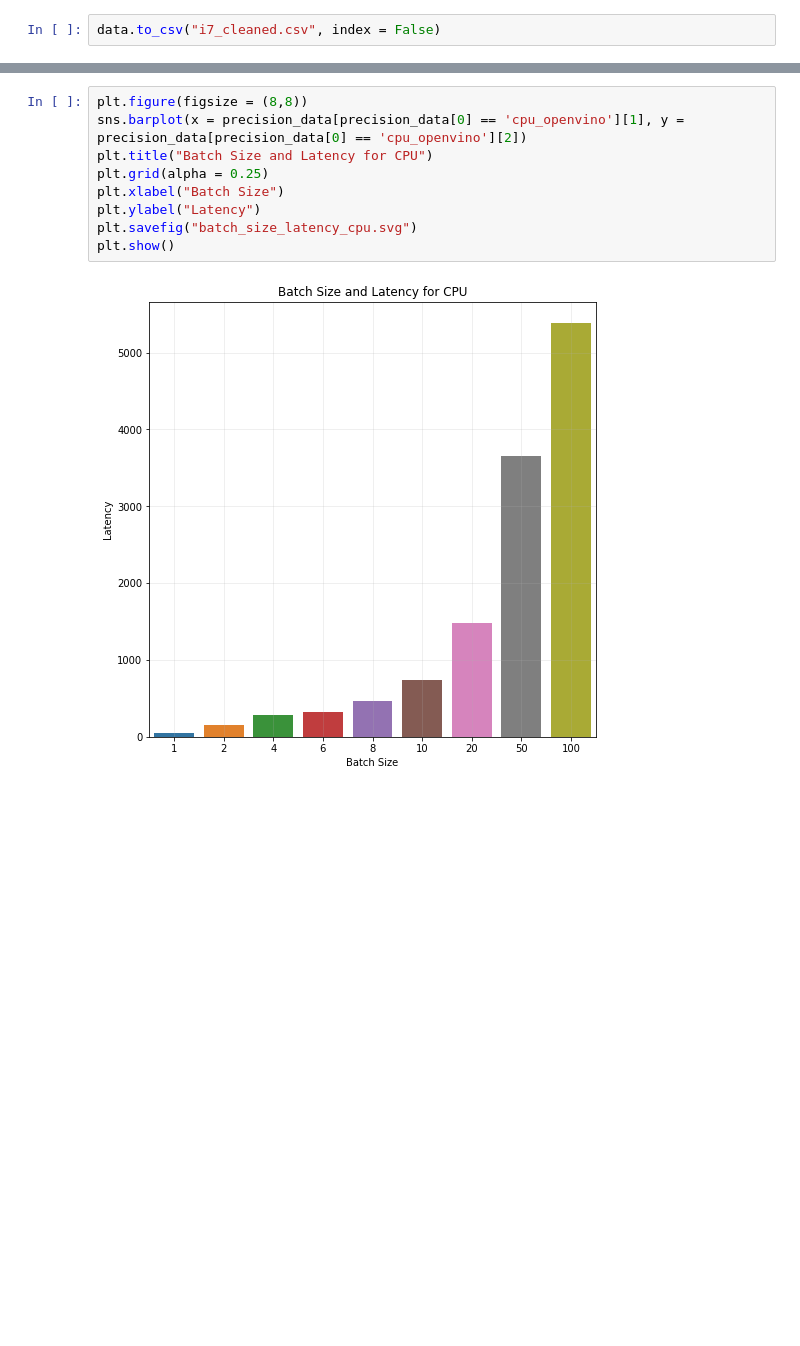
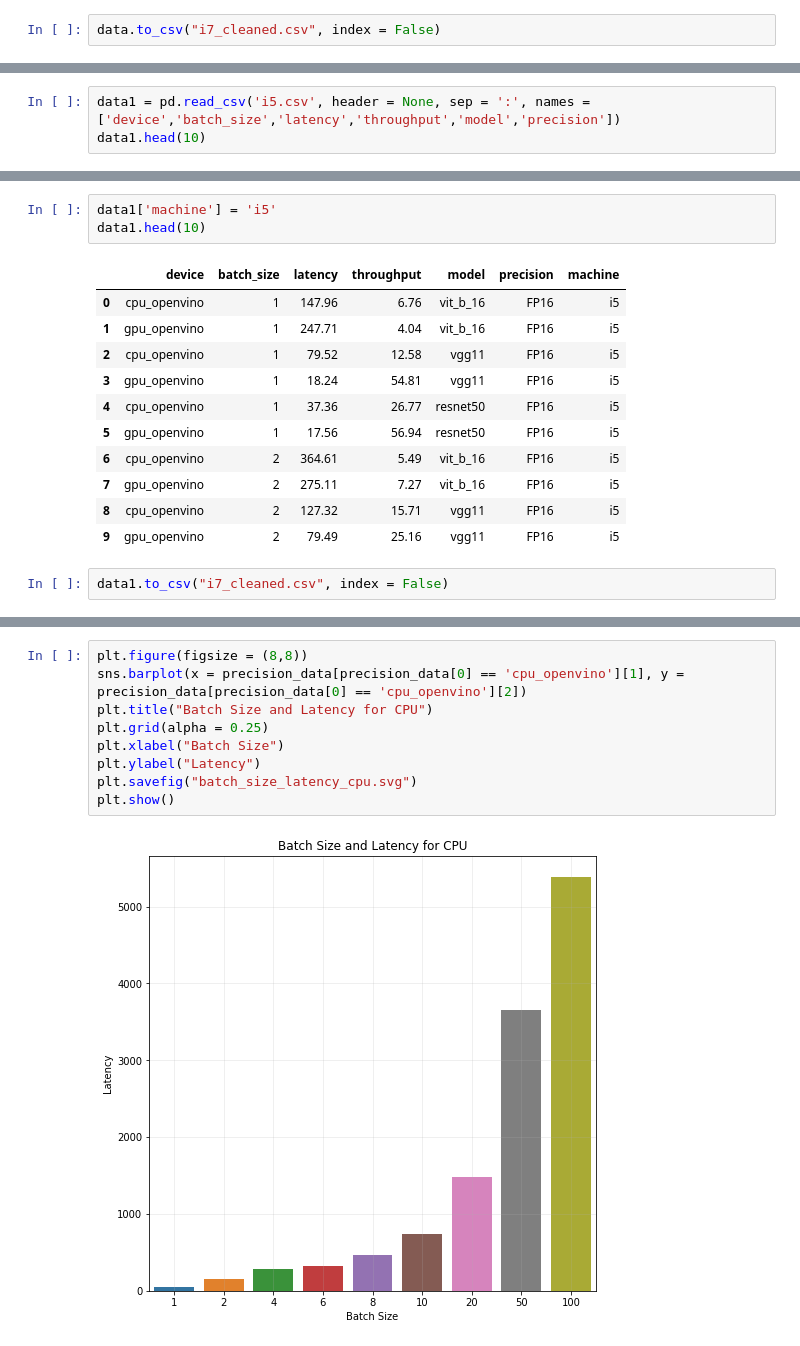
Before and after one commit to YashDalal10/DecisionTree_BMWChallenge, a Jupyter notebook: Data_Understanding.ipynb, the cells around one changed output, grey strips where cells are left out. Saved outputs shown, nothing was run; the diff lists cells and outputs as text; blank space fills up the shorter version.

```diff
--- a/Data_Understanding.ipynb
+++ b/Data_Understanding.ipynb
@@ -78,0 +38,3 @@ plt.show()
+# %%
+data1 = pd.read_csv('i5.csv', header = None, sep = ':', names = ['device','batch_size','latency','throughput','model','precision'])
+data1.head(10)
@@ -78,0 +53,17 @@ plt.show()
+# %%
+data1['machine'] = 'i5'
+data1.head(10)
+# %% [output]
+|  | device | batch_size | latency | throughput | model | precision | machine |
+| 0 | cpu_openvino | 1 | 147.96 | 6.76 | vit_b_16 | FP16 | i5 |
+| 1 | gpu_openvino | 1 | 247.71 | 4.04 | vit_b_16 | FP16 | i5 |
+| 2 | cpu_openvino | 1 | 79.52 | 12.58 | vgg11 | FP16 | i5 |
+| 3 | gpu_openvino | 1 | 18.24 | 54.81 | vgg11 | FP16 | i5 |
+| 4 | cpu_openvino | 1 | 37.36 | 26.77 | resnet50 | FP16 | i5 |
+| 5 | gpu_openvino | 1 | 17.56 | 56.94 | resnet50 | FP16 | i5 |
+| 6 | cpu_openvino | 2 | 364.61 | 5.49 | vit_b_16 | FP16 | i5 |
+| 7 | gpu_openvino | 2 | 275.11 | 7.27 | vit_b_16 | FP16 | i5 |
+| 8 | cpu_openvino | 2 | 127.32 | 15.71 | vgg11 | FP16 | i5 |
+| 9 | gpu_openvino | 2 | 79.49 | 25.16 | vgg11 | FP16 | i5 |
+# %%
+data1.to_csv("i7_cleaned.csv", index = False)
```
Also changed, not shown: parts of 13 cells of this notebook, 38 other files.
